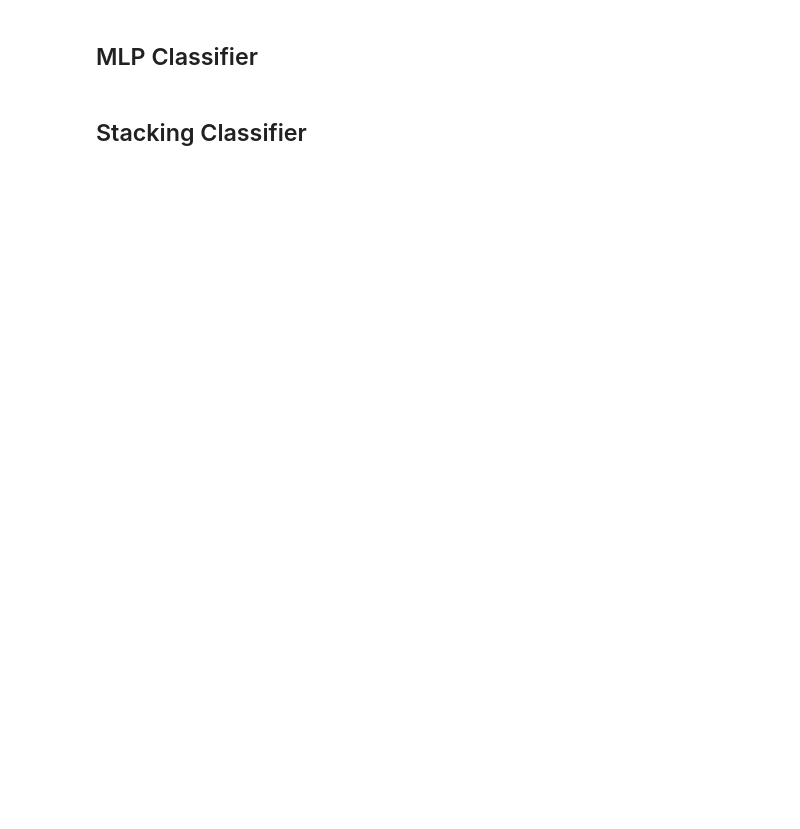
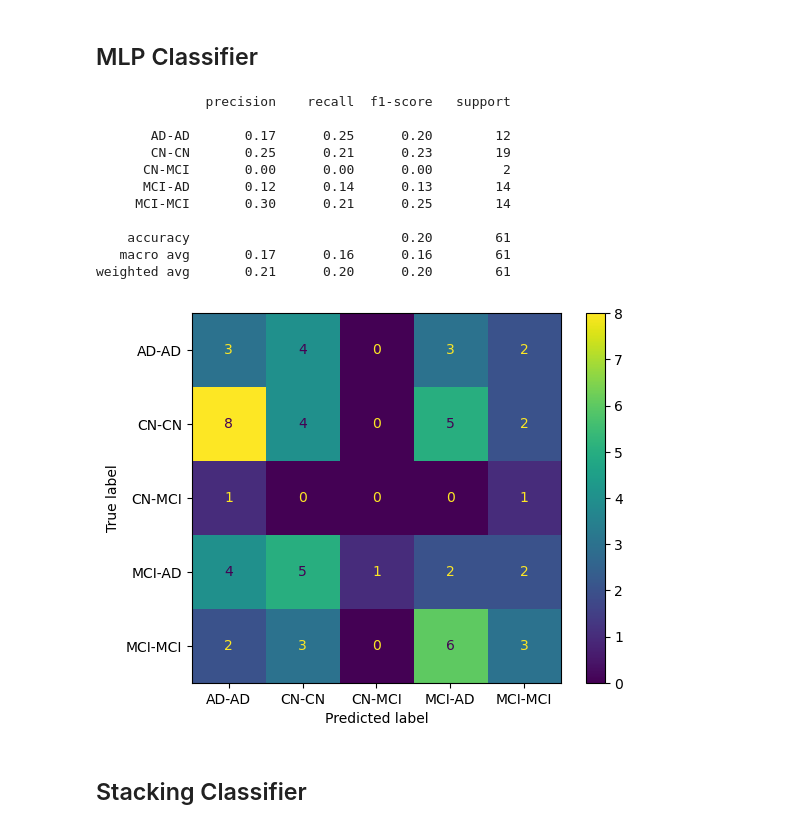
Before and after one commit to AntonioSilva03/Projeto-DAA, a Jupyter notebook: src/modelos_occipital.ipynb, the cells around one changed output. Saved outputs shown, nothing was run; the diff lists cells and outputs as text; code cells hidden in the pictures; blank space fills up the shorter version.

```diff
--- a/src/modelos_occipital.ipynb
+++ b/src/modelos_occipital.ipynb
@@ -191,4 +237,24 @@ weighted avg       0.20      0.21      0.20        61
 # %% [markdown]
 ## MLP Classifier
+# %%
+mlp = MLPClassifier(activation='tanh', batch_size=32, hidden_layer_sizes=(100, 50), max_iter=1000, random_state=2023)
+mlp.fit(X_train_final, y_train)
+y_pred = mlp.predict(X_val_final)
+print(classification_report(y_val, y_pred))
+ConfusionMatrixDisplay.from_predictions(y_val, y_pred)
+plt.show()
+# %% [output]
+              precision    recall  f1-score   support
+
+       AD-AD       0.17      0.25      0.20        12
+       CN-CN       0.25      0.21      0.23        19
+      CN-MCI       0.00      0.00      0.00         2
+      MCI-AD       0.12      0.14      0.13        14
+     MCI-MCI       0.30      0.21      0.25        14
+
+    accuracy                           0.20        61
+   macro avg       0.17      0.16      0.16        61
+weighted avg       0.21      0.20      0.20        61
+[figure, added]
 # %% [markdown]
 ## Stacking Classifier
```
Also changed, not shown: parts of 5 cells of this notebook, 5 other files.
